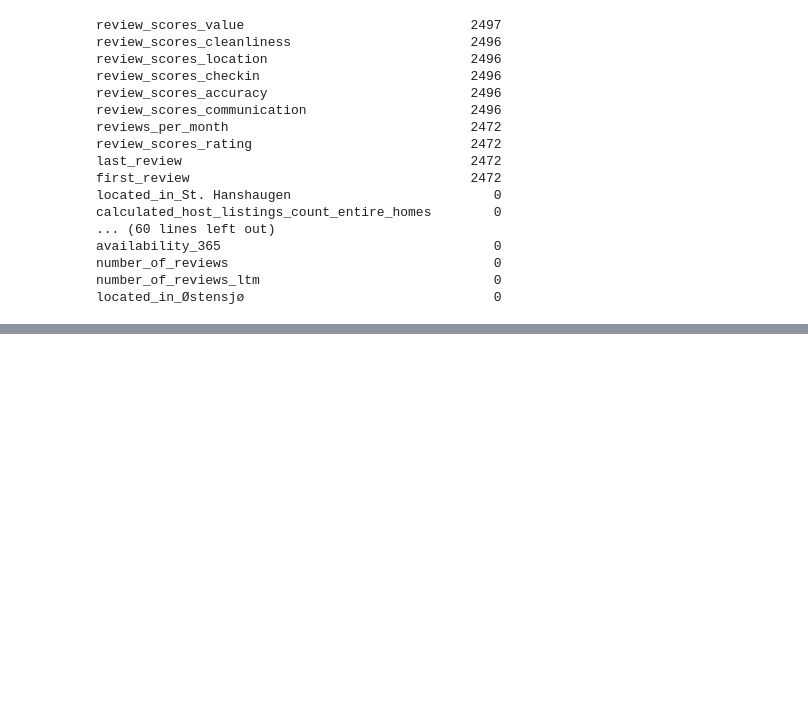
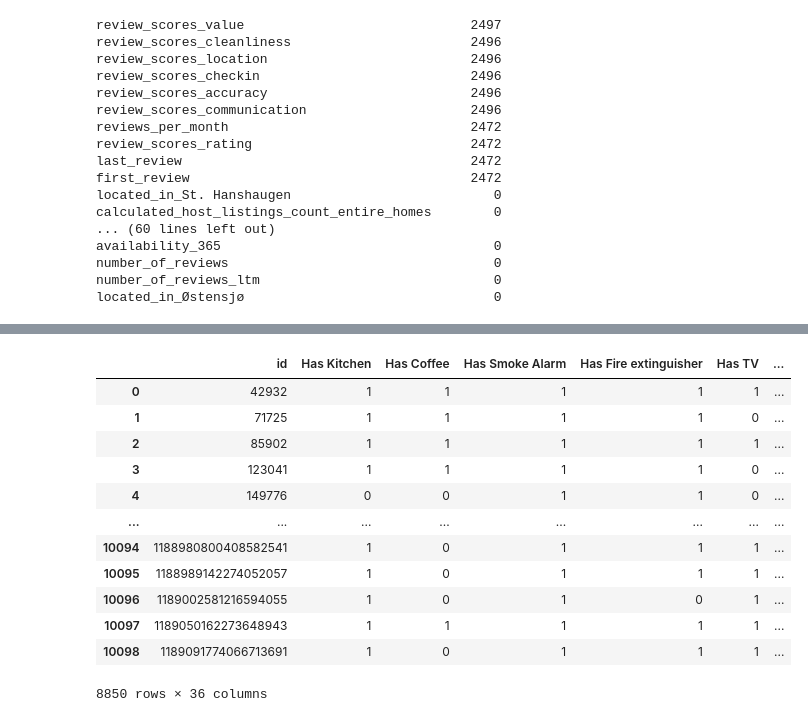
Before and after one commit to Rockensc20/TDT4259_AirBnb_Oslo, a Jupyter notebook: data_preperation.ipynb, the cells around one changed output, grey strips where cells are left out. Cells and saved outputs as stored; diff of their text form; code cells hidden in the pictures; blank space fills up the shorter version.

Commit message:
added categorization for amenities and seperate csv folder

```diff
--- a/data_preperation.ipynb
+++ b/data_preperation.ipynb
@@ -265,7 +266,7 @@ def process_listings(df_listings_raw, save_file = False):
     df_listings_processed = df_listings_processed.dropna(subset=['price_nok'])
 
     if (save_file):
-        df_listings_processed.to_csv("listings_processed.csv",index=False)
+        df_listings_processed.to_csv("csv/listings_processed.csv",index=False)
 
     return df_listings_processed
 # %%
@@ -354,0 +392,53 @@ amenities_encoded_df.to_csv("amenities.csv",index=False)
+# %%
+amenities_categorized_df = pd.DataFrame()
+amenities_categorized_df["id"] = amenities_encoded_df["id"]
+amenities_categorized_df['Has Kitchen'] = amenities_encoded_df.filter(regex='(?i)kitchen').max(axis=1)
+amenities_categorized_df['Has Coffee'] = amenities_encoded_df.filter(regex='(?i)(?!table)(coffee|espresso)').max(axis=1)
+amenities_categorized_df['Has Smoke Alarm'] = amenities_encoded_df.filter(regex='(?i)smoke detector|smoke alarm|monoxide').max(axis=1)
+amenities_categorized_df['Has Fire extinguisher'] = amenities_encoded_df.filter(regex='(?i)Fire extinguisher|fire-extinguisher').max(axis=1)
+amenities_categorized_df['Has TV'] = amenities_encoded_df.filter(regex='(?i)TV|television').max(axis=1)
+amenities_categorized_df['Has Digital Entertainment'] = amenities_encoded_df.filter(regex='(?i)amazon prime|netflix|chromecast|disney|roku|hbo max|ps2|ps3|xbox|nintendo|video games|console').max(axis=1)
+amenities_categorized_df['Has Stove/Oven'] = amenities_encoded_df.filter(regex='(?i)stove|stovetop|oven|cooker|furnace').max(axis=1)
+amenities_categorized_df['Has Fridge'] = amenities_encoded_df.filter(regex='(?i)fridge|refrigerator').max(axis=1)
+amenities_categorized_df['Has Heating'] = amenities_encoded_df.filter(regex='(?i)heating|heater|heat|fireplace|furnace|wood-burning').max(axis=1)
+amenities_categorized_df['Has Hot Water'] = amenities_encoded_df.filter(regex='(?i)(?! kettle)(hot water|water heater|warm water)').max(axis=1)
+amenities_categorized_df['Has Internet'] = amenities_encoded_df.filter(regex='(?i)wifi|wlan|internet|mpbs|network|ethernet').max(axis=1)
+amenities_categorized_df['Has Sound/Speakers'] = amenities_encoded_df.filter(regex='(?i)sound|soundsystem|speaker|music').max(axis=1)
+amenities_categorized_df['Has Bathroom Items'] = amenities_encoded_df.filter(regex='(?i)conditioner|shampoo|soap|lotion|shower gel').max(axis=1)
+amenities_categorized_df['Has Washer'] = amenities_encoded_df.filter(regex='(?i)(?!dishwasher)(washer|washing|laundry)').max(axis=1)
+amenities_categorized_df['Has Dryer'] = amenities_encoded_df.filter(regex='(?i)(?!hair)(dryer|dry cleaning)').max(axis=1)
+amenities_categorized_df['Has Dishwasher'] = amenities_encoded_df.filter(regex='(?i)(dishwasher)').max(axis=1)
+amenities_categorized_df['Has Parking'] = amenities_encoded_df.filter(regex='(?i)(?!view)(parking|garage|park)').max(axis=1)
+amenities_categorized_df['Has Pool/Hot Tub'] = amenities_encoded_df.filter(regex='(?i)(?!refrigerator)(pool|hot tub|swim)').max(axis=1)
+amenities_categorized_df['Has Backyard'] = amenities_encoded_df.filter(regex='(?i)(yard|garden|backyard)').max(axis=1)
+amenities_categorized_df['Has Balcony or Similar'] = amenities_encoded_df.filter(regex='(?i)(balcony|patio|rooftop)').max(axis=1)
+amenities_categorized_df['Has Fitness'] = amenities_encoded_df.filter(regex='(?i)(gym|fitness|exercise|workout|weights)').max(axis=1)
+amenities_categorized_df['Has Housekeeping available'] = amenities_encoded_df.filter(regex='(?i)(housekeeping|house keep)').max(axis=1)
+amenities_categorized_df['Has Bed linens'] = amenities_encoded_df.filter(regex='(?i)(bed linen|bed sheet)').max(axis=1)
+amenities_categorized_df['Has Room Darkening'] = amenities_encoded_df.filter(regex='(?i)(room-darkening shades)').max(axis=1)
+amenities_categorized_df['Has Luggage dropoff'] = amenities_encoded_df.filter(regex='(?i)(Luggage dropoff)').max(axis=1)
+amenities_categorized_df['Has Clothing storage'] = amenities_encoded_df.filter(regex='(?i)(clothing storage|closet|dresser|wardrobe)').max(axis=1)
+amenities_categorized_df['Has Dishes and silverware'] = amenities_encoded_df.filter(regex='(?i)(dishes and silverware|dishes|plates)').max(axis=1)
+amenities_categorized_df['Allows Pets'] = amenities_encoded_df.filter(regex='(?i)(Pets allowed)').max(axis=1)
+amenities_categorized_df['Is by water'] = amenities_encoded_df.filter(regex='(?i)(?!essentials)(lake|beach|water front|waterfront|ocean|sea)').max(axis=1)
+amenities_categorized_df['Has BBQ/Grill'] = amenities_encoded_df.filter(regex='(?i)(?!utensils)(grill|bbq|water front|waterfront|ocean|sea)').max(axis=1)
+amenities_categorized_df['Has Air conditioning'] = amenities_encoded_df.filter(regex='(?i)(air conditioning|ac unit|ac )').max(axis=1)
+amenities_categorized_df['Has Sauna'] = amenities_encoded_df.filter(regex='(?i)(sauna)').max(axis=1)
+amenities_categorized_df['Has Elevator'] = amenities_encoded_df.filter(regex='(?i)(elevator)').max(axis=1)
+amenities_categorized_df['Has EV charger'] = amenities_encoded_df.filter(regex='(?i)(ev charger|electric vehicle charging|ev charging|ev station)').max(axis=1)
+amenities_categorized_df['Has a view'] = amenities_encoded_df.filter(regex='(?i)(view)').max(axis=1)
+amenities_categorized_df
+# %% [output]
+|  | id | Has Kitchen | Has Coffee | Has Smoke Alarm | Has Fire extinguisher | Has TV | ... |
+| 0 | 42932 | 1 | 1 | 1 | 1 | 1 | ... |
+| 1 | 71725 | 1 | 1 | 1 | 1 | 0 | ... |
+| 2 | 85902 | 1 | 1 | 1 | 1 | 1 | ... |
+| 3 | 123041 | 1 | 1 | 1 | 1 | 0 | ... |
+| 4 | 149776 | 0 | 0 | 1 | 1 | 0 | ... |
+| ... | ... | ... | ... | ... | ... | ... | ... |
+| 10094 | 1188980800408582541 | 1 | 0 | 1 | 1 | 1 | ... |
+| 10095 | 1188989142274052057 | 1 | 0 | 1 | 1 | 1 | ... |
+| 10096 | 1189002581216594055 | 1 | 0 | 1 | 0 | 1 | ... |
+| 10097 | 1189050162273648943 | 1 | 1 | 1 | 1 | 1 | ... |
+| 10098 | 1189091774066713691 | 1 | 0 | 1 | 1 | 1 | ... |
+8850 rows × 36 columns
```
Also changed, not shown: parts of 6 cells of this notebook, 2 other files.
